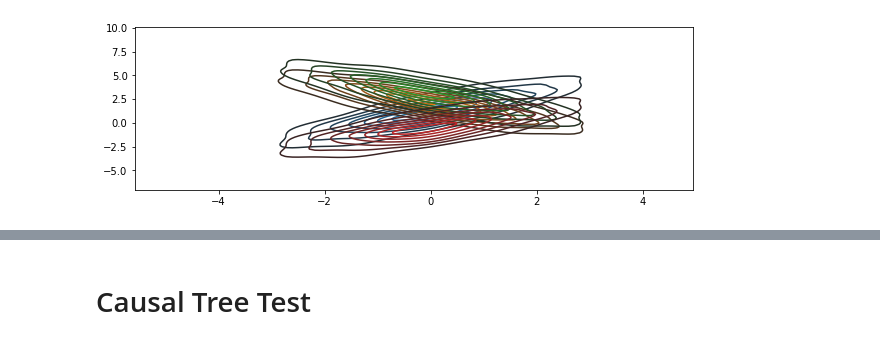
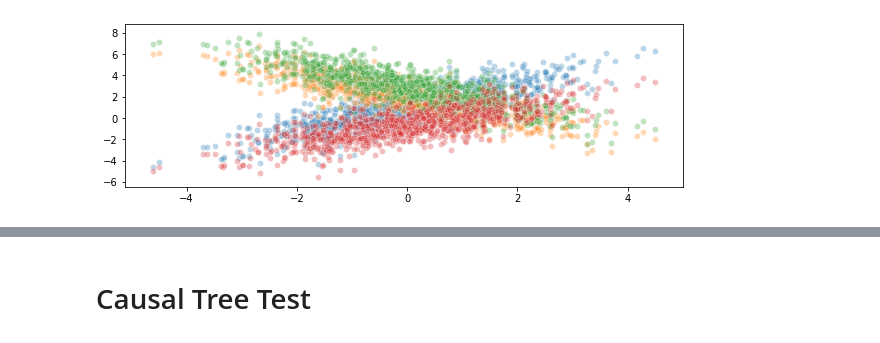
Before and after one commit to nandanrao/transfer-trees, a Jupyter notebook: simulate.ipynb, the cells around one changed output, grey strips where cells are left out. Saved outputs shown, nothing was run; the diff lists cells and outputs as text; code cells hidden in the pictures.

```diff
--- a/simulate.ipynb
+++ b/simulate.ipynb
@@ -212,0 +215,3 @@ for d in [LinearRegression().fit(Xs[i], taus[i]).coef_ for i in range(4)]:
+# %%
+for d in [LinearRegression(fit_intercept=True).fit(Xs[i][:, 1:3], taus[i]).predict(Xs[0][:, 1:3]) for i in range(3)]:
+    sns.scatterplot(Xs[0][:, 1], d, alpha=0.3)
@@ -213,5 +220,5 @@ for d in [LinearRegression().fit(Xs[i], taus[i]).coef_ for i in range(4)]:
 # %%
 for d in [LinearRegression(fit_intercept=True).fit(Xs[i][:, 1:3], taus[i]).predict(Xs[0][:, 1:3]) for i in range(4)]:
-    sns.kdeplot(Xs[0][:, 1], d)
+    sns.scatterplot(Xs[0][:, 1], d, alpha=0.3)
 # %% [output]
-[figure, old version]
+[figure, new version]
```
Also changed, not shown: parts of 21 cells of this notebook, 2 other files.
